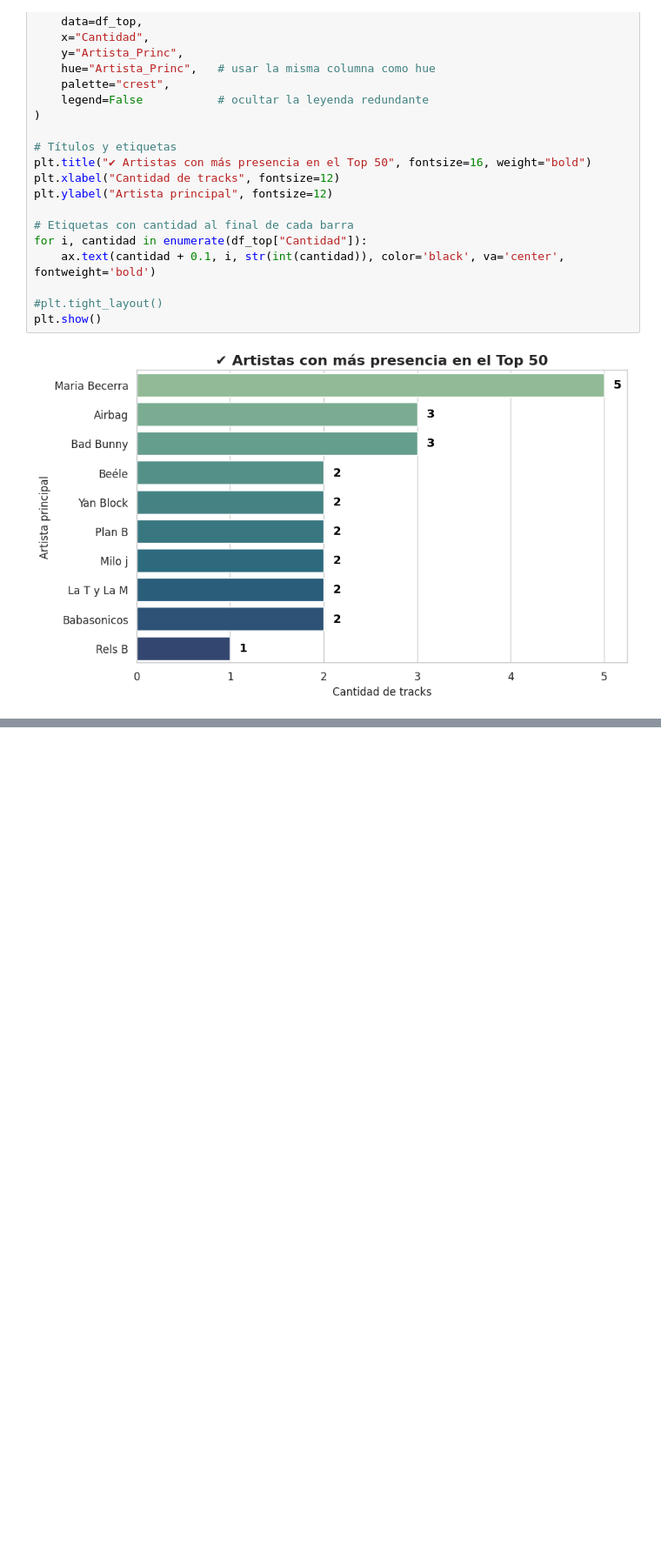
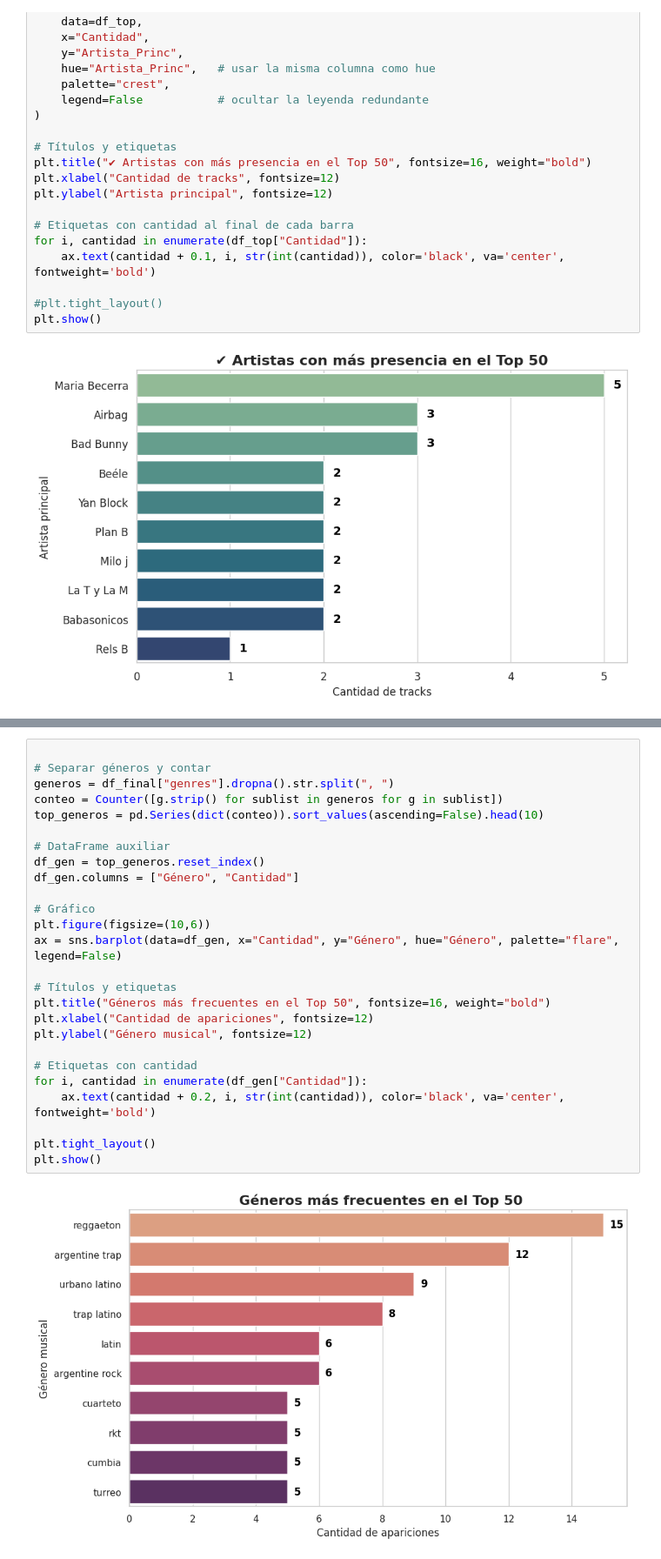
Before and after one commit to JorgeTabera/DataScienceII.CoderH, a Jupyter notebook: Proyecto_Spotify_DS_II.ipynb, the cells around one changed output, grey strips where cells are left out. Shown at 87% size. Saved outputs shown, nothing was run; the diff lists cells and outputs as text; blank space fills up the shorter version.

```diff
--- a/Proyecto_Spotify_DS_II.ipynb
+++ b/Proyecto_Spotify_DS_II.ipynb
@@ -371,0 +384,28 @@ plt.show()
+# %%
+
+# Separar géneros y contar
+generos = df_final["genres"].dropna().str.split(", ")
+conteo = Counter([g.strip() for sublist in generos for g in sublist])
+top_generos = pd.Series(dict(conteo)).sort_values(ascending=False).head(10)
+
+# DataFrame auxiliar
+df_gen = top_generos.reset_index()
+df_gen.columns = ["Género", "Cantidad"]
+
+# Gráfico
+plt.figure(figsize=(10,6))
+ax = sns.barplot(data=df_gen, x="Cantidad", y="Género", hue="Género", palette="flare", legend=False)
+
+# Títulos y etiquetas
+plt.title("Géneros más frecuentes en el Top 50", fontsize=16, weight="bold")
+plt.xlabel("Cantidad de apariciones", fontsize=12)
+plt.ylabel("Género musical", fontsize=12)
+
+# Etiquetas con cantidad
+for i, cantidad in enumerate(df_gen["Cantidad"]):
+    ax.text(cantidad + 0.2, i, str(int(cantidad)), color='black', va='center', fontweight='bold')
+
+plt.tight_layout()
+plt.show()
+# %% [output]
+[figure, added]
```
Also changed, not shown: parts of 4 cells of this notebook.
